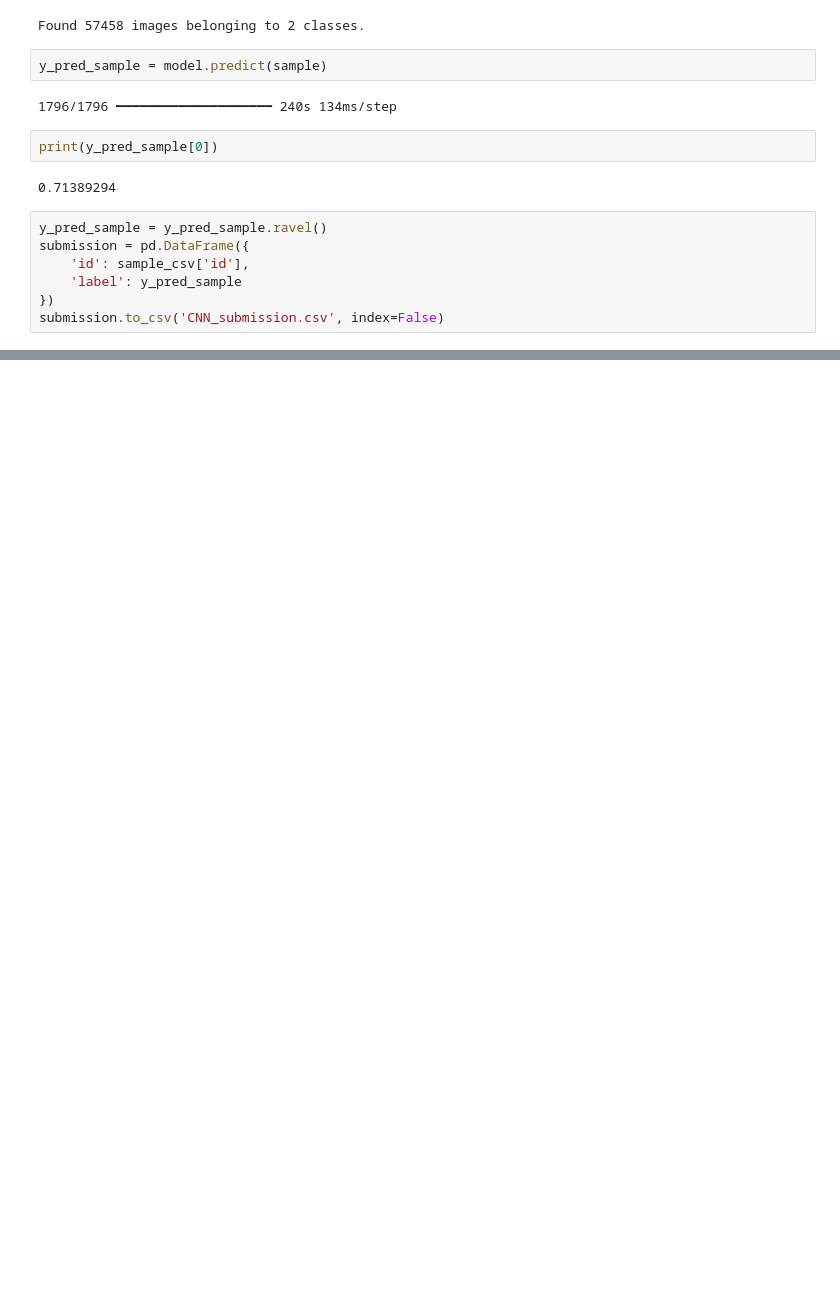
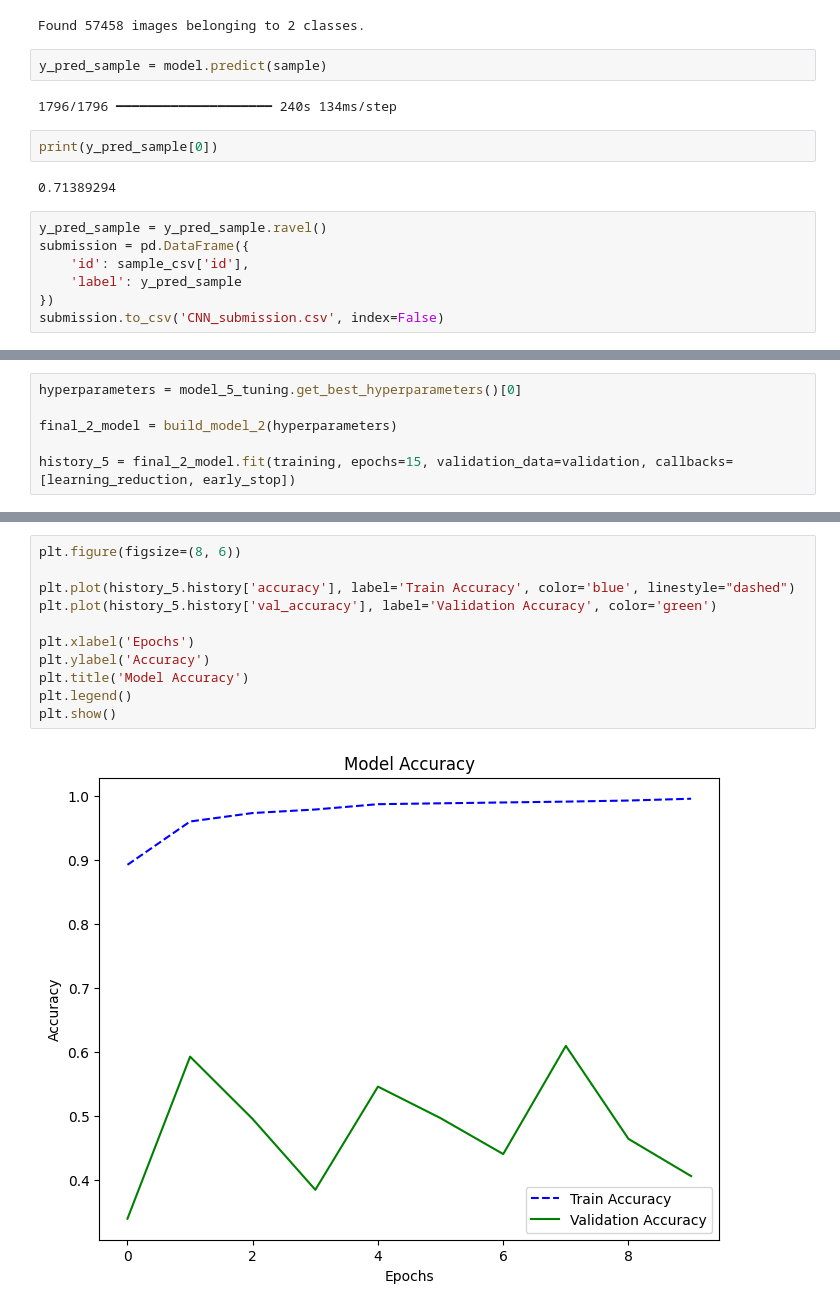
Before and after one commit to grsi7978/CSPB_3202_Competition, a Jupyter notebook: comp.ipynb, the cells around one changed output, grey strips where cells are left out. Drawn from its saved outputs; the diff is of its cells as text; blank space fills up the shorter version.

```diff
--- a/comp.ipynb
+++ b/comp.ipynb
@@ -607,0 +809,6 @@ operable program or batch file.
+# %%
+hyperparameters = model_5_tuning.get_best_hyperparameters()[0]
+
+final_2_model = build_model_2(hyperparameters)
+
+history_5 = final_2_model.fit(training, epochs=15, validation_data=validation, callbacks=[learning_reduction, early_stop])
@@ -607,0 +836,13 @@ operable program or batch file.
+# %%
+plt.figure(figsize=(8, 6))
+
+plt.plot(history_5.history['accuracy'], label='Train Accuracy', color='blue', linestyle="dashed")
+plt.plot(history_5.history['val_accuracy'], label='Validation Accuracy', color='green')
+
+plt.xlabel('Epochs')
+plt.ylabel('Accuracy')
+plt.title('Model Accuracy')
+plt.legend()
+plt.show()
+# %% [output]
+[figure, added]
```
Also changed, not shown: parts of 32 cells of this notebook, 2 other files.
